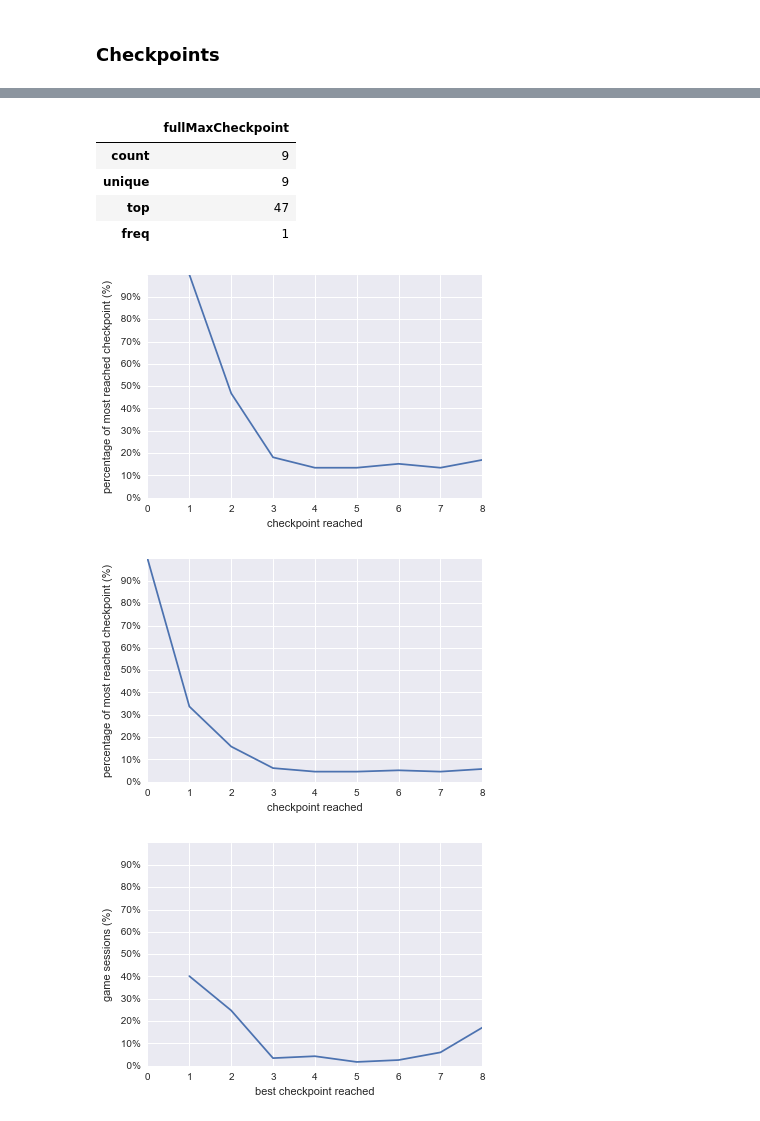
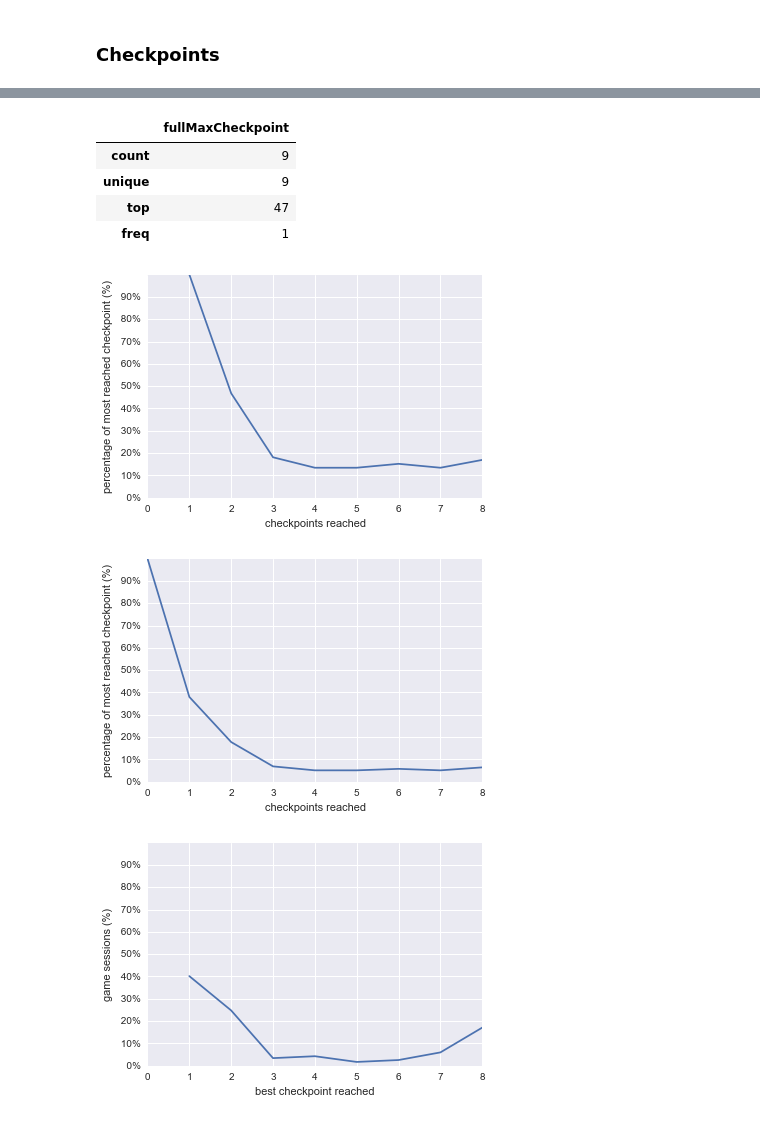
Before and after one commit to taniki/herocoli-analytics, a Jupyter notebook: automated-analysis.ipynb, the cells around one changed output, grey strips where cells are left out. Saved outputs shown, nothing was run; the diff lists cells and outputs as text; code cells hidden in the pictures.

```diff
--- a/automated-analysis.ipynb
+++ b/automated-analysis.ipynb
@@ -21,11 +21,12 @@ defaultGraphMode = False
 # %%
 relevantColumns = ['id', 'serverTime', 'playerId', 'type', 'section']
 
-part100 = df100.loc[:,relevantColumns]
+#part100 = df100.loc[:,relevantColumns]
 part131 = df131.loc[:,relevantColumns]
 part132 = df132.loc[:,relevantColumns]
 
-df = pd.concat([part100, part131, part132])
+#df = pd.concat([part100, part131, part132])
+df = pd.concat([part131, part132])
 # %% [markdown]
 ## Generic Treatment
 # %% [markdown]
@@ -171,7 +197,7 @@ print '\nmostReachedCheckpointCount={0}'.format(mostReachedCheckpointCount)
 
 checkpointstable = pd.DataFrame({"checkpoints" : checkpoints.values})
 #reachedGameSessionCount
-genericTreatment( checkpointstable, "checkpoint reached", "percentage of most reached checkpoint", 0, mostReachedCheckpointCount, False, True )
+genericTreatment( checkpointstable, "checkpoints reached", "percentage of most reached checkpoint", 0, mostReachedCheckpointCount, False, True )
 #plt.ylim(0,mostReachedCheckpointCount)
 
 
@@ -181,7 +207,7 @@ fullMostReachedCheckpointCount = fullCheckpointsTable.values.max()
 print '\nfullMostReachedCheckpointCount={0}'.format(fullMostReachedCheckpointCount)
 print '\nfullCheckpointsTable=\n{0}'.format(fullCheckpointsTable)
 #gameSessionCount
-genericTreatment( fullCheckpointsTable, "checkpoint reached", "percentage of most reached checkpoint", 0, fullMostReachedCheckpointCount, False, True )
+genericTreatment( fullCheckpointsTable, "checkpoints reached", "percentage of most reached checkpoint", 0, fullMostReachedCheckpointCount, False, True )
 #plt.ylim(0,fullMostReachedCheckpointCount)
 
 
@@ -205,33 +231,33 @@ fullMaxCheckpointCounts['Checkpoint00'] = neverReachedGameSessionCount
 fullMaxCheckpointCountsTable = pd.DataFrame({"fullMaxCheckpoint" : fullMaxCheckpointCounts.values})
 
 genericTreatment( fullMaxCheckpointCountsTable, "best checkpoint reached", "game sessions", 0, gameSessionCount, False, True )
 
 print '\nfullMaxCheckpointCountsTable=\n{0}'.format(fullMaxCheckpointCountsTable)
 fullMaxCheckpointCountsTable.describe()
 # %% [output]
 checkpoints=
 Checkpoint00    None
 Checkpoint01     171
 Checkpoint02      80
 Checkpoint03      31
 Checkpoint04      23
 Checkpoint05      23
 Checkpoint06      26
 Checkpoint07      23
 Checkpoint08      29
 Name: section, dtype: object
 
 ... (41 lines left out)
 5                 2
 6                 3
 7                 7
 8                20
 |  | fullMaxCheckpoint |
 | count | 9 |
 | unique | 9 |
 | top | 47 |
 | freq | 1 |
 [figure]
-[figure, old version]
+[figure, new version]
 [figure]
 [figure]
```
Also changed, not shown: parts of 2 cells of this notebook.
